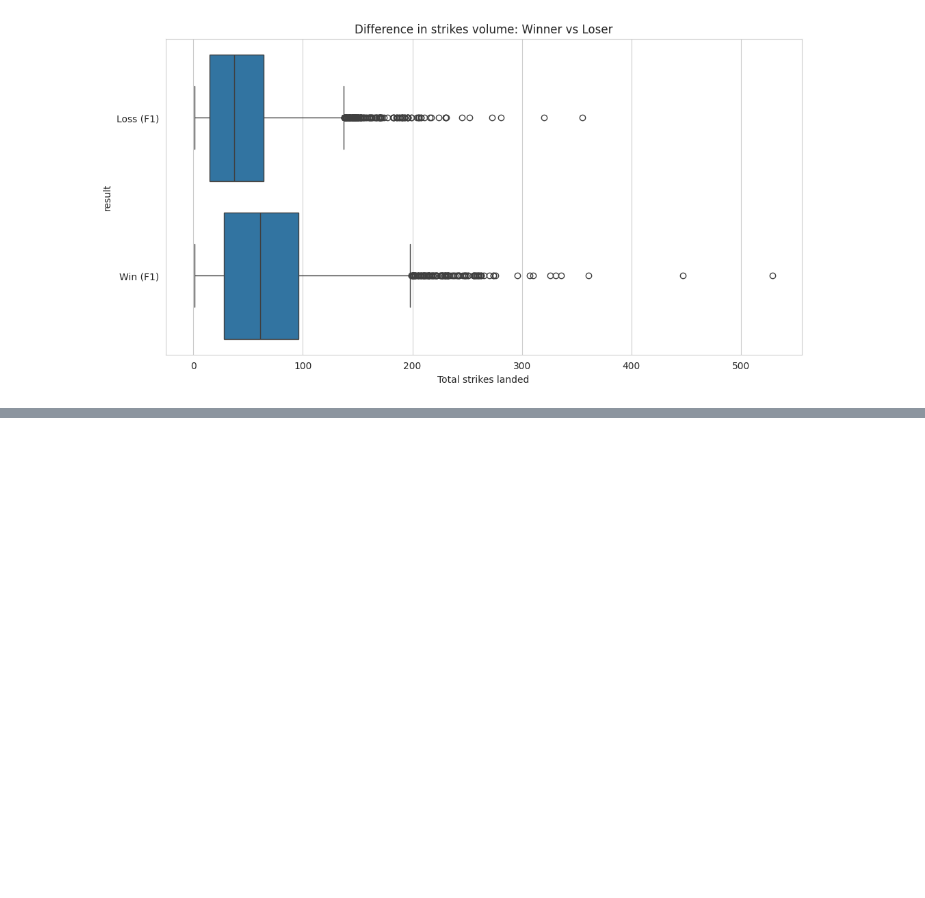
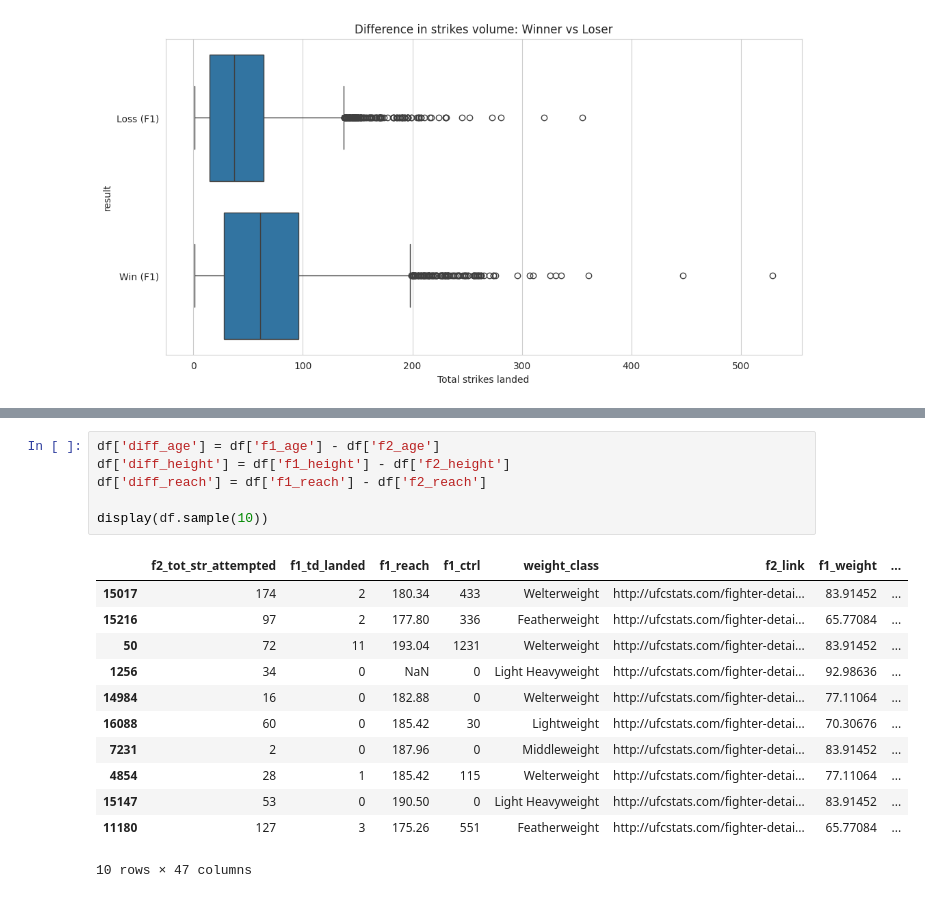
Before and after one commit to babisque/ufc-ml-predictor, a Jupyter notebook: notebooks/01_exploratory_analysis.ipynb, the cells around one changed output, grey strips where cells are left out. Saved outputs shown, nothing was run; the diff lists cells and outputs as text; blank space fills up the shorter version.

```diff
--- a/notebooks/01_exploratory_analysis.ipynb
+++ b/notebooks/01_exploratory_analysis.ipynb
@@ -99,0 +115,19 @@ plt.show()
+# %%
+df['diff_age'] = df['f1_age'] - df['f2_age']
+df['diff_height'] = df['f1_height'] - df['f2_height']
+df['diff_reach'] = df['f1_reach'] - df['f2_reach']
+
+display(df.sample(10))
+# %% [output]
+|  | f2_tot_str_attempted | f1_td_landed | f1_reach | f1_ctrl | weight_class | f2_link | f1_weight | ... |
+| 15017 | 174 | 2 | 180.34 | 433 | Welterweight | http://ufcstats.com/fighter-detai... | 83.91452 | ... |
+| 15216 | 97 | 2 | 177.80 | 336 | Featherweight | http://ufcstats.com/fighter-detai... | 65.77084 | ... |
+| 50 | 72 | 11 | 193.04 | 1231 | Welterweight | http://ufcstats.com/fighter-detai... | 83.91452 | ... |
+| 1256 | 34 | 0 | NaN | 0 | Light Heavyweight | http://ufcstats.com/fighter-detai... | 92.98636 | ... |
+| 14984 | 16 | 0 | 182.88 | 0 | Welterweight | http://ufcstats.com/fighter-detai... | 77.11064 | ... |
+| 16088 | 60 | 0 | 185.42 | 30 | Lightweight | http://ufcstats.com/fighter-detai... | 70.30676 | ... |
+| 7231 | 2 | 0 | 187.96 | 0 | Middleweight | http://ufcstats.com/fighter-detai... | 83.91452 | ... |
+| 4854 | 28 | 1 | 185.42 | 115 | Welterweight | http://ufcstats.com/fighter-detai... | 77.11064 | ... |
+| 15147 | 53 | 0 | 190.50 | 0 | Light Heavyweight | http://ufcstats.com/fighter-detai... | 83.91452 | ... |
+| 11180 | 127 | 3 | 175.26 | 551 | Featherweight | http://ufcstats.com/fighter-detai... | 65.77084 | ... |
+10 rows × 47 columns
```
Also changed, not shown: parts of 3 cells of this notebook.
